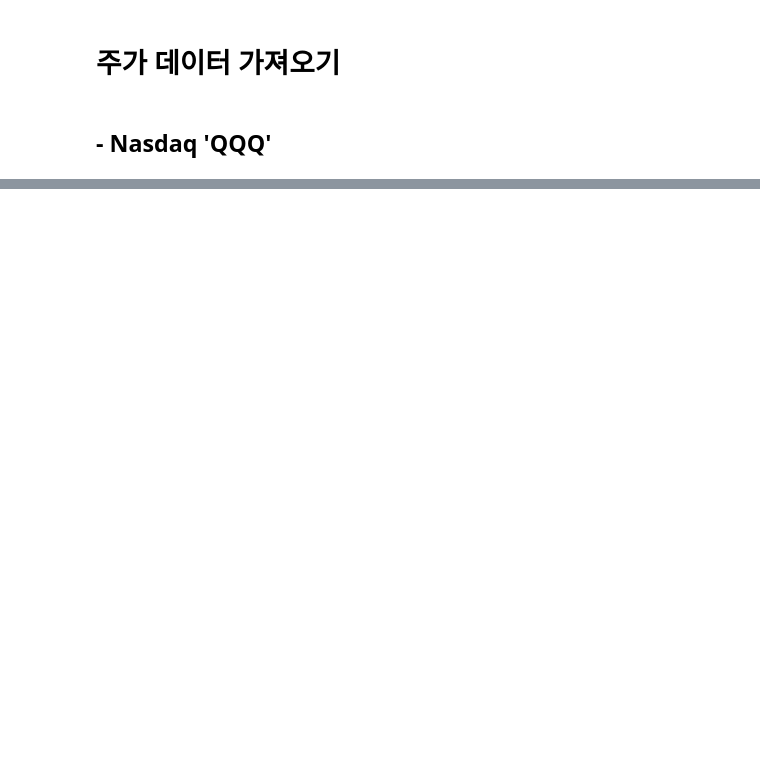
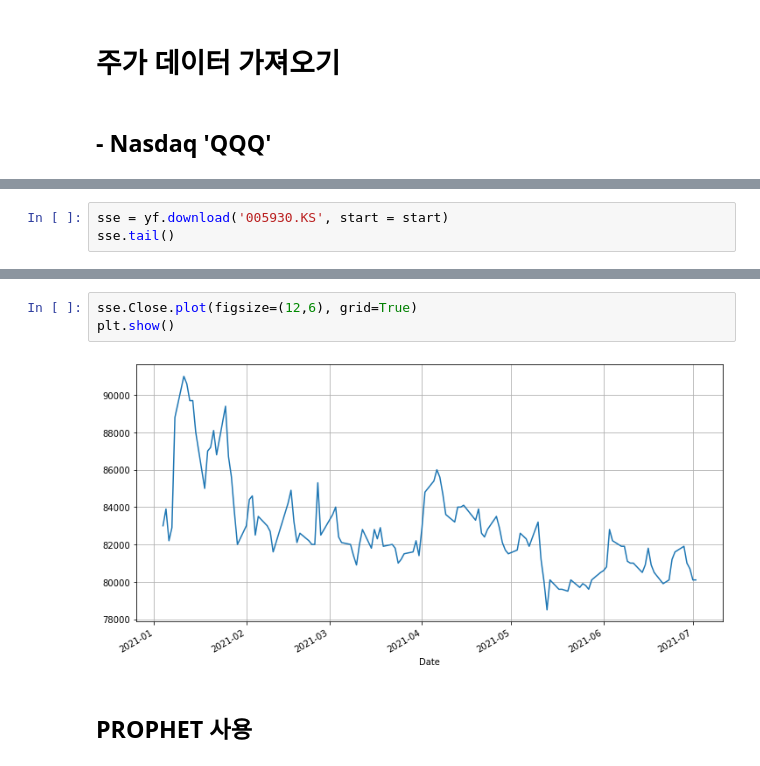
Before and after one commit to seohyunjin/HK_DeepLearning-2021, a Jupyter notebook: 03_OpenAI/01_주가예측.ipynb, the cells around one changed output, grey strips where cells are left out. Cells and saved outputs as stored; diff of their text form; blank space fills up the shorter version.

```diff
--- a/03_OpenAI/01_주가예측.ipynb
+++ b/03_OpenAI/01_주가예측.ipynb
@@ -28,0 +58,3 @@ TypeError: DataReader() got an unexpected keyword argument 'data_soursce'
+# %%
+sse = yf.download('005930.KS', start = start)
+sse.tail()
@@ -28,0 +70,7 @@ TypeError: DataReader() got an unexpected keyword argument 'data_soursce'
+# %%
+sse.Close.plot(figsize=(12,6), grid=True)
+plt.show()
+# %% [output]
+[figure, added]
+# %% [markdown]
+## PROPHET 사용
```
Also changed, not shown: parts of 15 cells of this notebook, 1 other file.
